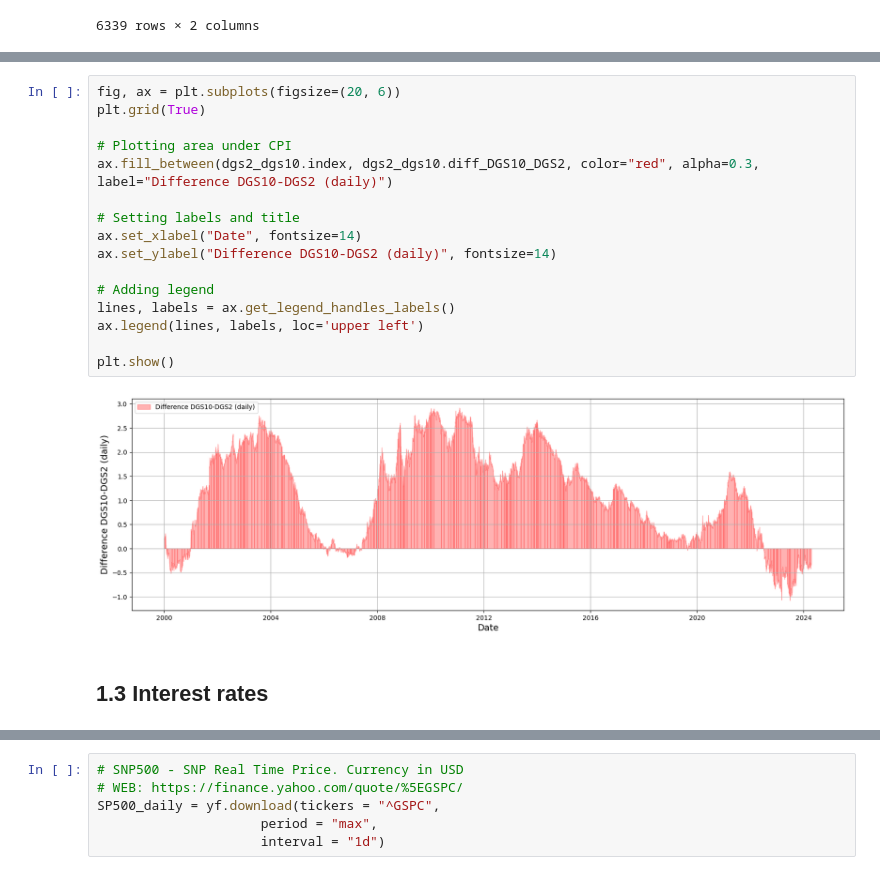
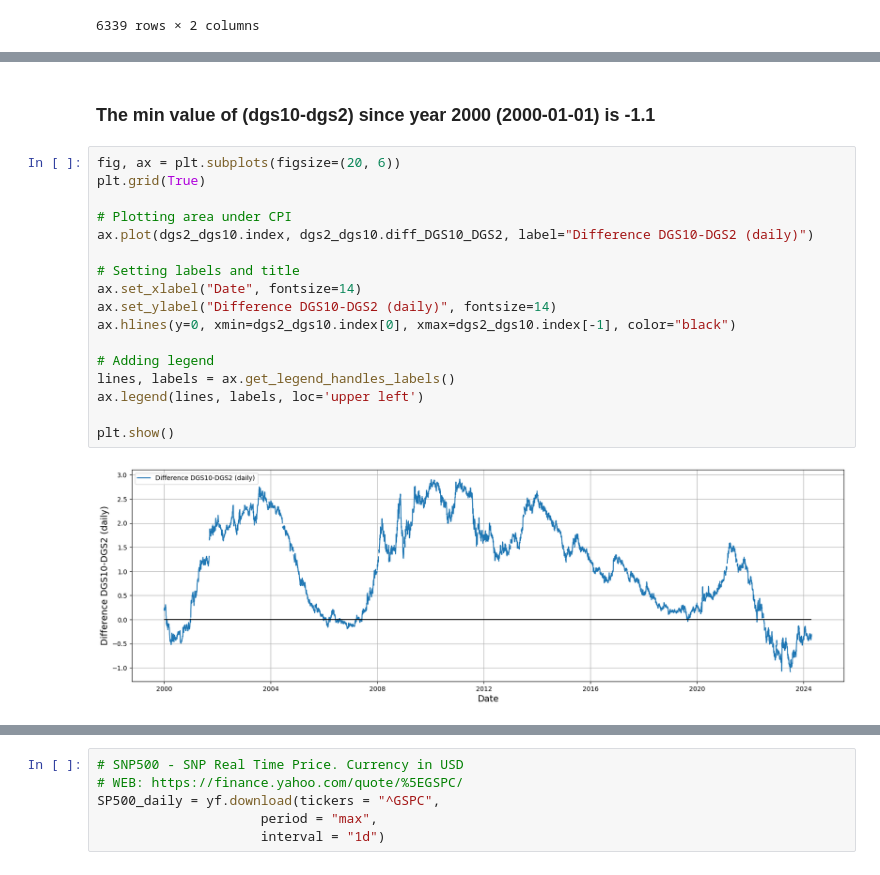
Before and after one commit to SciPy-data-scientist/DataTalks---Course-Materials-for-Analytics-in-Stock-Markets-Zoomcamp, a Jupyter notebook: homework_1.ipynb, the cells around one changed output, grey strips where cells are left out. Saved outputs shown, nothing was run; the diff lists cells and outputs as text.

```diff
--- a/homework_1.ipynb
+++ b/homework_1.ipynb
@@ -186,20 +199,21 @@ The answer is -1.1 on 2023-07-03 00:00:00
+# %% [markdown]
+### **The min value of (dgs10-dgs2) since year 2000 (2000-01-01) is -1.1**
 # %%
 fig, ax = plt.subplots(figsize=(20, 6))
 plt.grid(True)
 
 # Plotting area under CPI
-ax.fill_between(dgs2_dgs10.index, dgs2_dgs10.diff_DGS10_DGS2, color="red", alpha=0.3, label="Difference DGS10-DGS2 (daily)")
+ax.plot(dgs2_dgs10.index, dgs2_dgs10.diff_DGS10_DGS2, label="Difference DGS10-DGS2 (daily)")
 
 # Setting labels and title
 ax.set_xlabel("Date", fontsize=14)
 ax.set_ylabel("Difference DGS10-DGS2 (daily)", fontsize=14)
+ax.hlines(y=0, xmin=dgs2_dgs10.index[0], xmax=dgs2_dgs10.index[-1], color="black")
 
 # Adding legend
 lines, labels = ax.get_legend_handles_labels()
 ax.legend(lines, labels, loc='upper left')
 
 plt.show()
 # %% [output]
-[figure, old version]
+[figure, new version]
-# %% [markdown]
-## 1.3 Interest rates
```
Also changed, not shown: parts of 107 cells of this notebook.
